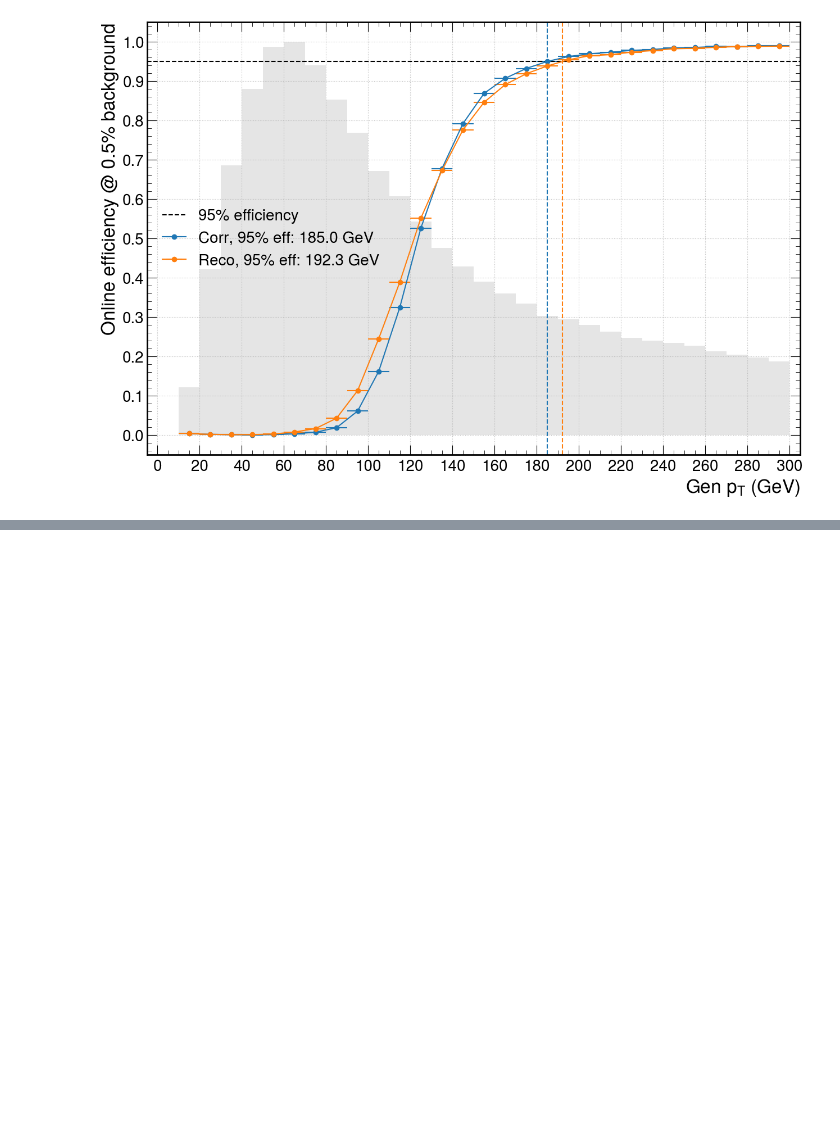
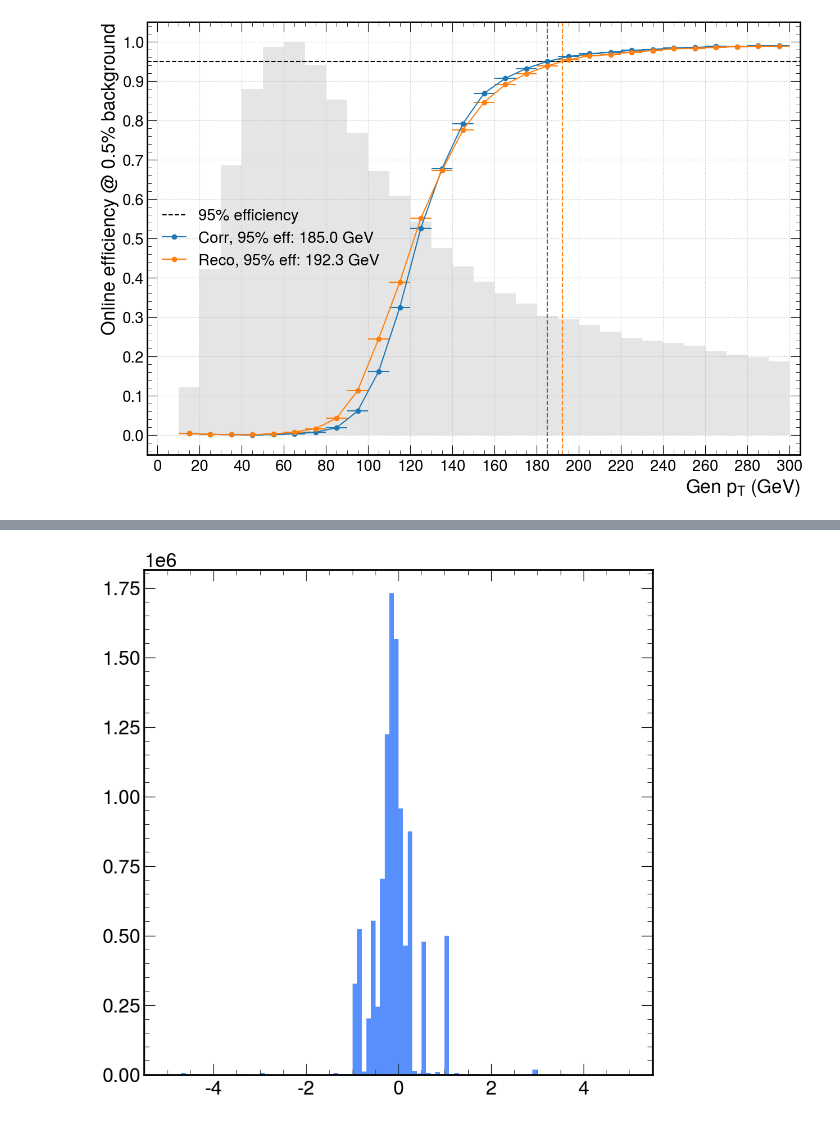
Before and after one commit to lrobertshaw/TrainTagger, a Jupyter notebook: performance.ipynb, the cells around one changed output, grey strips where cells are left out. Saved outputs shown, nothing was run; the diff lists cells and outputs as text; code cells hidden in the pictures; blank space fills up the shorter version.

```diff
--- a/performance.ipynb
+++ b/performance.ipynb
@@ -713,0 +672,4 @@ a[0].shape
+# %%
+q, m = tf.keras.Model(inputs=qmodel.input, outputs=qmodel.get_layer('constituent_inputs').output), tf.keras.Model(inputs=model.input, outputs=model.get_layer('constituent_inputs').output)
+# %%
+iq2, im2 = q.predict(inputs), m.predict(inputs)
@@ -713,0 +678,2 @@ a[0].shape
+# %%
+q, m = tf.keras.Model(inputs=qmodel.input, outputs=qmodel.get_layer('norm_input').output), tf.keras.Model(inputs=model.input, outputs=model.get_layer('norm_input').output)
@@ -713,0 +720,2 @@ a[0].shape
+# %%
+iq3, im3 = q.predict(iq2), m.predict(im2)
@@ -713,0 +725,5 @@ a[0].shape
+# %%
+plt.hist(((iq3 - im3) / im3).flatten(), range=[-5, 5], bins=100)
+plt.show()
+# %% [output]
+[figure, added]
```
Also changed, not shown: parts of 38 cells of this notebook, 3 other files.
